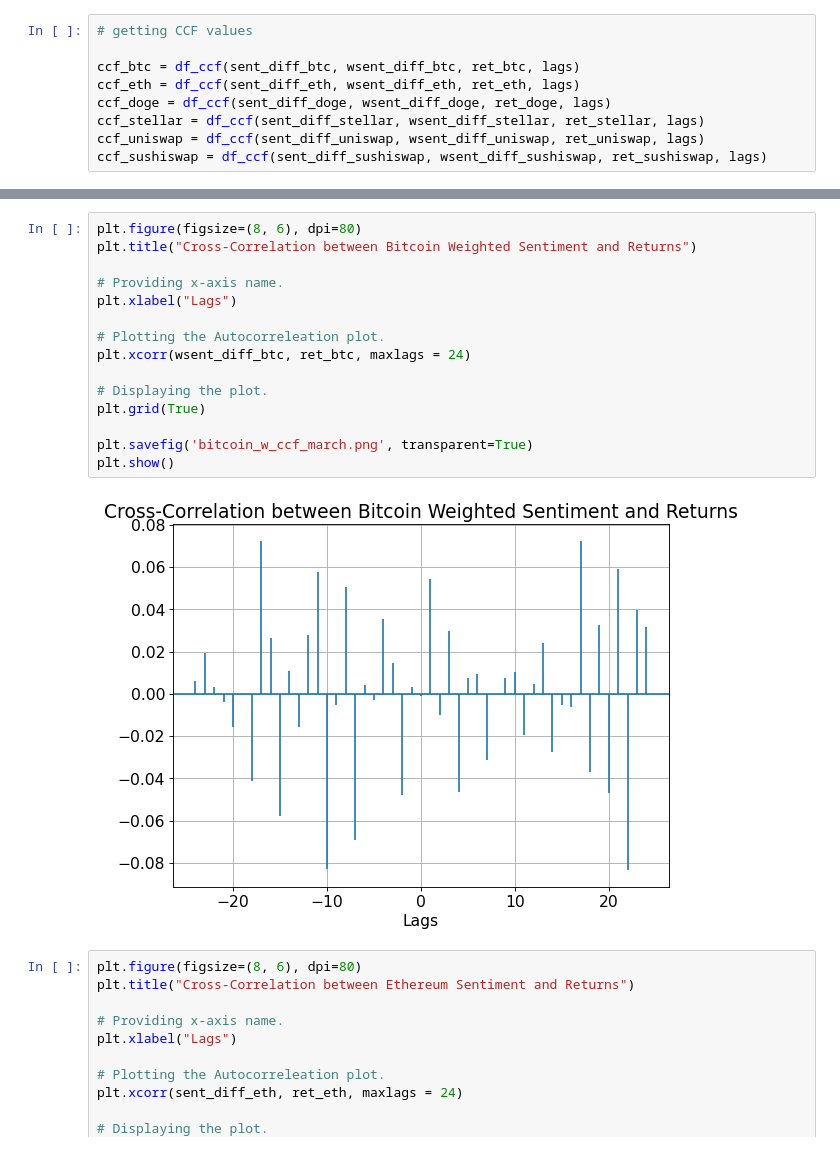
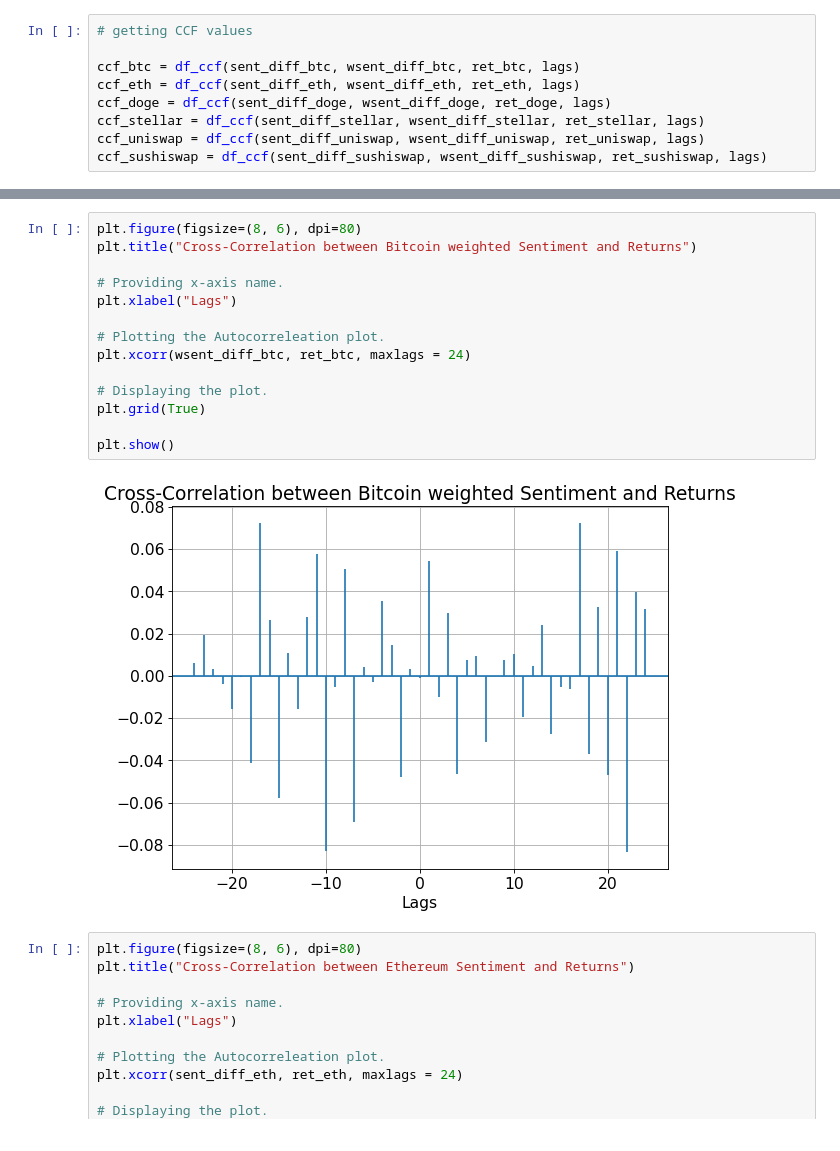
Before and after one commit to QuantLet/DEDA-SoSe2021, a Jupyter notebook: Sentiment-correlation-Analysis/Cryptocurrencies_Sentiment_Correlation_Analysis.ipynb, the cells around one changed output, grey strips where cells are left out. Cells and saved outputs as stored; diff of their text form.

```diff
--- a/Sentiment-correlation-Analysis/Cryptocurrencies_Sentiment_Correlation_Analysis.ipynb
+++ b/Sentiment-correlation-Analysis/Cryptocurrencies_Sentiment_Correlation_Analysis.ipynb
@@ -914,21 +939,20 @@ plt.show()
 [figure]
 # %%
 plt.figure(figsize=(8, 6), dpi=80)
-plt.title("Cross-Correlation between Bitcoin Weighted Sentiment and Returns")
+plt.title("Cross-Correlation between Bitcoin weighted Sentiment and Returns")
 
 # Providing x-axis name.
 plt.xlabel("Lags")
 
 # Plotting the Autocorreleation plot.
 plt.xcorr(wsent_diff_btc, ret_btc, maxlags = 24)
 
 # Displaying the plot.
 plt.grid(True)
 
-plt.savefig('bitcoin_w_ccf_march.png', transparent=True)
 plt.show()
 # %% [output]
-[figure, old version]
+[figure, new version]
 # %%
 plt.figure(figsize=(8, 6), dpi=80)
 plt.title("Cross-Correlation between Ethereum Sentiment and Returns")
```
Also changed, not shown: parts of 23 cells of this notebook.
